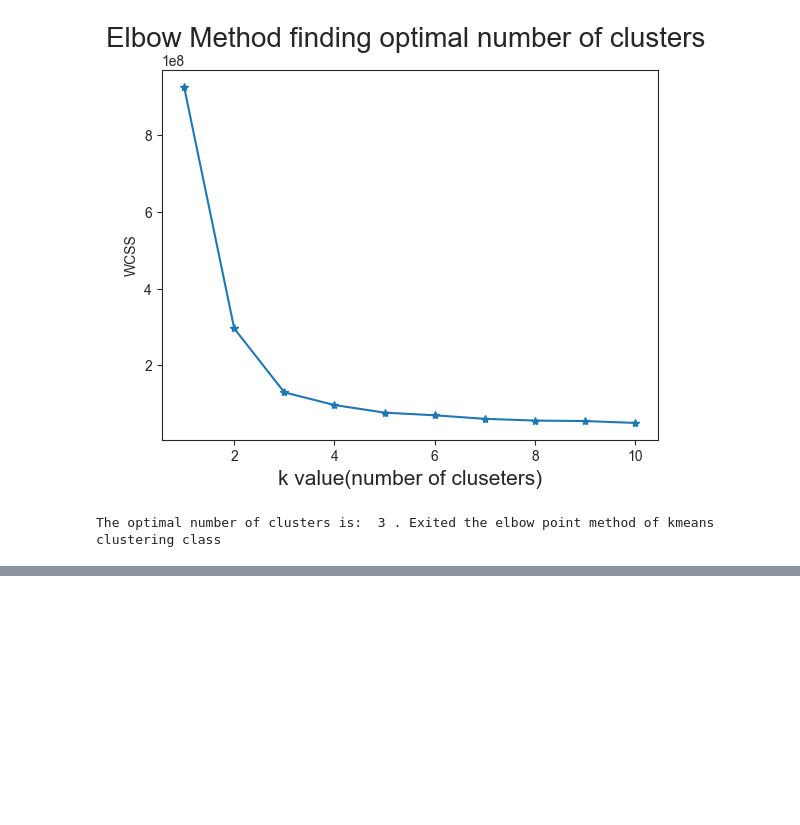
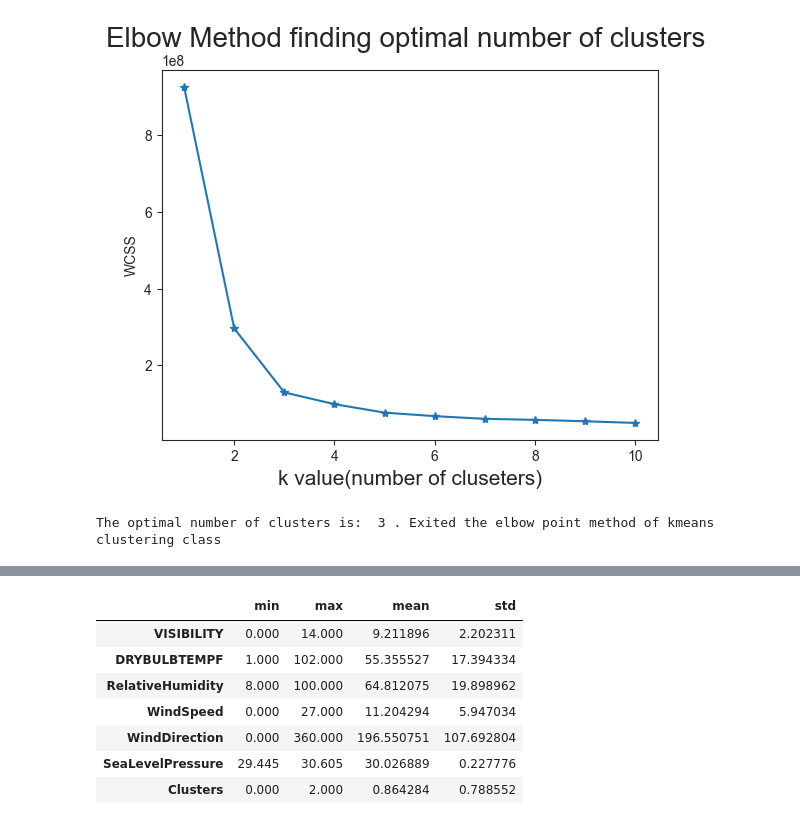
Before and after one commit to aaban-khan-dev/Climate-visibility-Project, a Jupyter notebook: notebooks/feature_engineering_and_model_training.ipynb, the cells around one changed output, grey strips where cells are left out. Cells and saved outputs as stored; diff of their text form; code cells hidden in the pictures; blank space fills up the shorter version.

```diff
--- a/notebooks/feature_engineering_and_model_training.ipynb
+++ b/notebooks/feature_engineering_and_model_training.ipynb
@@ -194,2 +194,14 @@ Clusters
 2    18940
 Name: count, dtype: int64
+# %%
+# checking the range of all the features
+df.describe().T[['min','max','mean','std']]
+# %% [output]
+|  | min | max | mean | std |
+| VISIBILITY | 0.000 | 14.000 | 9.211896 | 2.202311 |
+| DRYBULBTEMPF | 1.000 | 102.000 | 55.355527 | 17.394334 |
+| RelativeHumidity | 8.000 | 100.000 | 64.812075 | 19.898962 |
+| WindSpeed | 0.000 | 27.000 | 11.204294 | 5.947034 |
+| WindDirection | 0.000 | 360.000 | 196.550751 | 107.692804 |
+| SeaLevelPressure | 29.445 | 30.605 | 30.026889 | 0.227776 |
+| Clusters | 0.000 | 2.000 | 0.864284 | 0.788552 |
```
Also changed, not shown: parts of 6 cells of this notebook.
